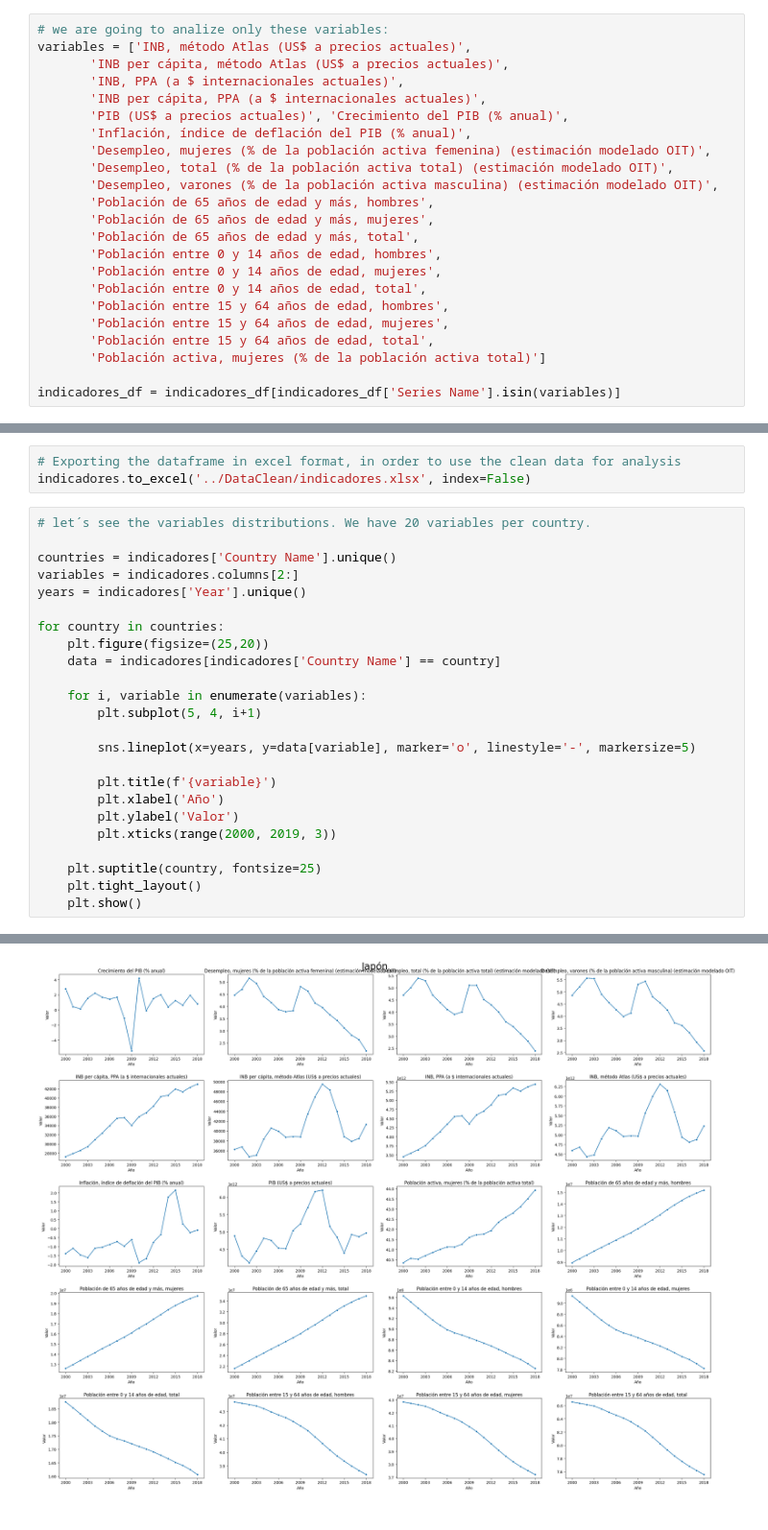
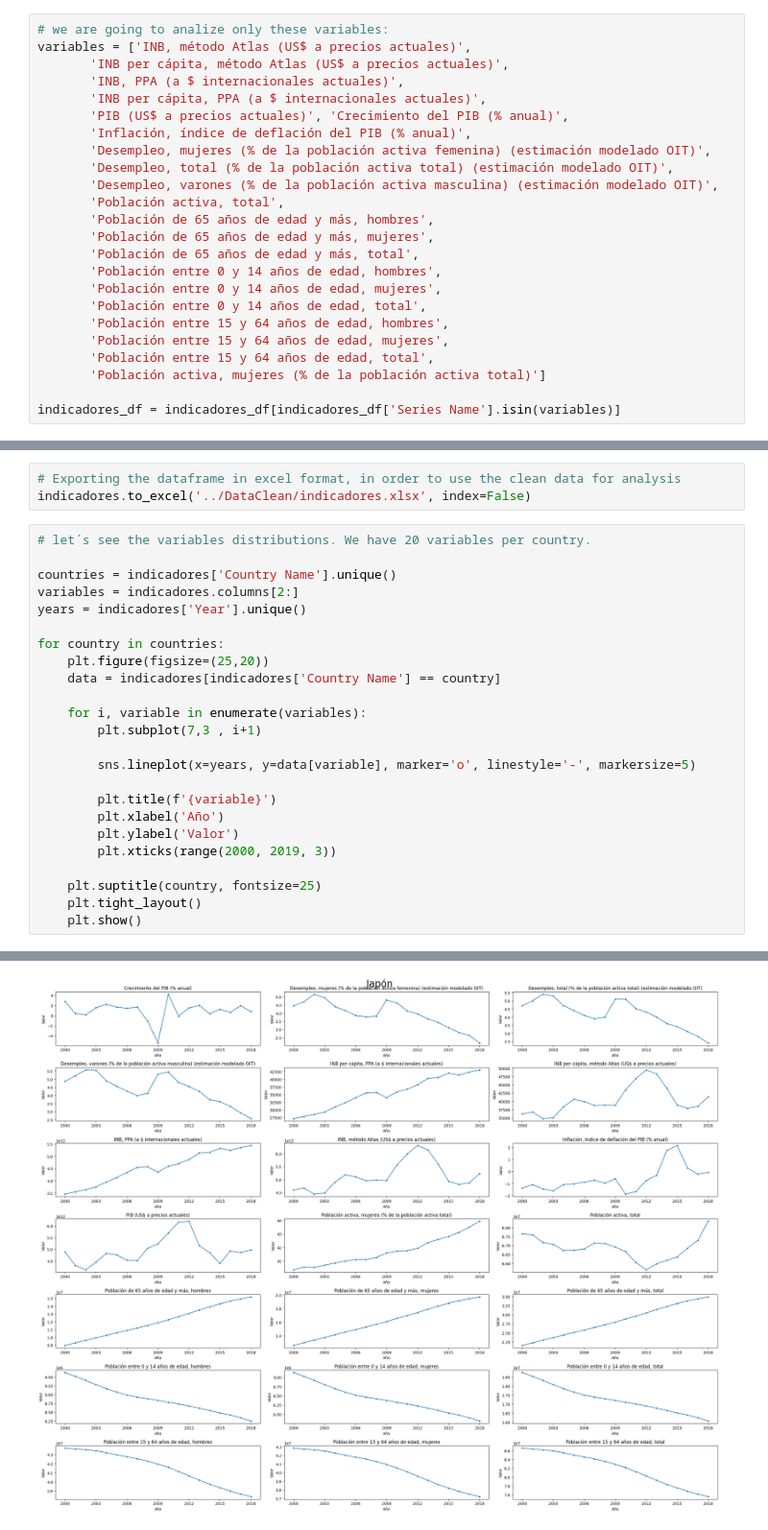
Before and after one commit to R4F43LB/Video-game-analytics, a Jupyter notebook: EDAJupyterNotebooks/EDA_indicadores_2.ipynb, the cells around one changed output, grey strips where cells are left out. Shown at 96% size. Drawn from its saved outputs; the diff is of its cells as text.

```diff
--- a/EDAJupyterNotebooks/EDA_indicadores_2.ipynb
+++ b/EDAJupyterNotebooks/EDA_indicadores_2.ipynb
@@ -53,6 +57,7 @@ variables = ['INB, método Atlas (US$ a precios actuales)',
        'Desempleo, mujeres (% de la población activa femenina) (estimación modelado OIT)',
        'Desempleo, total (% de la población activa total) (estimación modelado OIT)',
        'Desempleo, varones (% de la población activa masculina) (estimación modelado OIT)',
+       'Población activa, total',
        'Población de 65 años de edad y más, hombres',
        'Población de 65 años de edad y más, mujeres',
        'Población de 65 años de edad y más, total',
@@ -238,7 +247,7 @@ for country in countries:
     data = indicadores[indicadores['Country Name'] == country]
 
     for i, variable in enumerate(variables):
-        plt.subplot(5, 4, i+1)
+        plt.subplot(7,3 , i+1)
 
         sns.lineplot(x=years, y=data[variable], marker='o', linestyle='-', markersize=5)
 
@@ -255 +264 @@ for country in countries:
-[figure, old version]
+[figure, new version]
```
Also changed, not shown: parts of 9 cells of this notebook, 4 other files.
